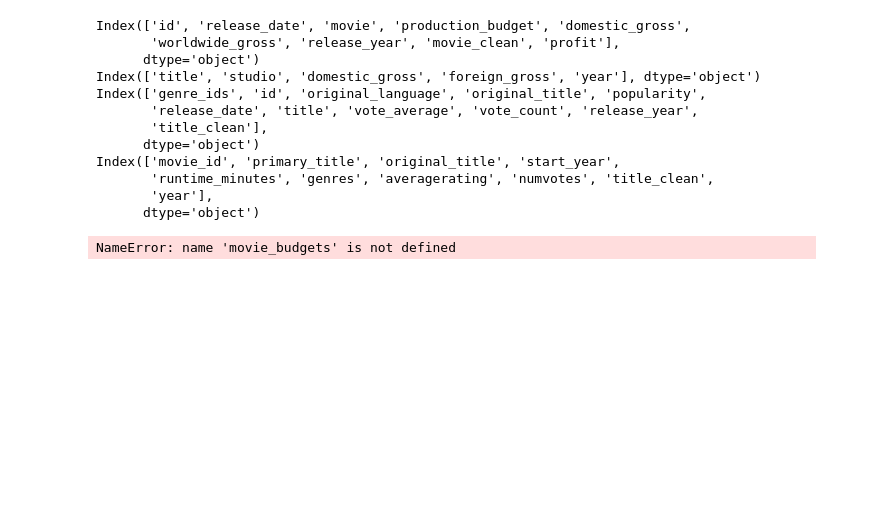
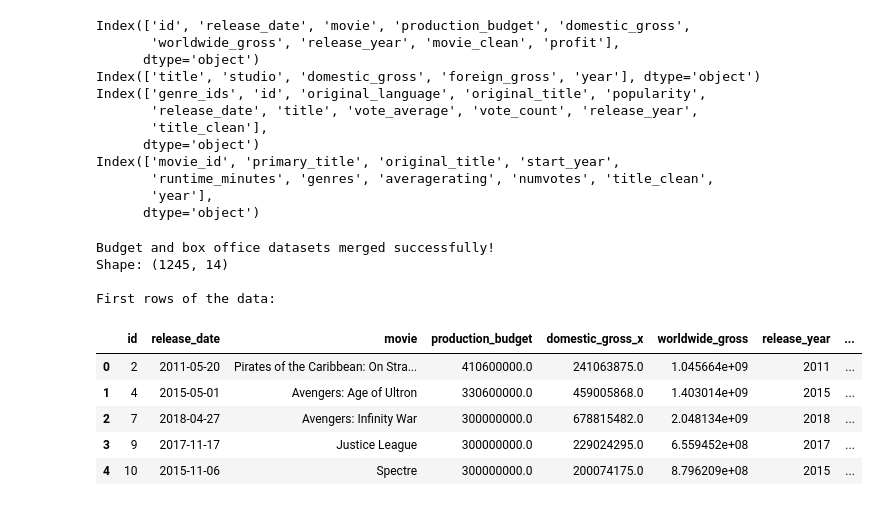
Before and after one commit to lorenaterah/Phase-2-project-G3, a Jupyter notebook: Notebooks/salma.ipynb, the cells around one changed output. Saved outputs shown, nothing was run; the diff lists cells and outputs as text; code cells hidden in the pictures; blank space fills up the shorter version.

Commit message:
finished with data cleaning

```diff
--- a/Notebooks/salma.ipynb
+++ b/Notebooks/salma.ipynb
@@ -202,6 +202,9 @@ bom['year'] = pd.to_datetime(bom['year'])
 # Fill missing foreign_gross with median (preserve 70%+)
 median_foreign = bom['foreign_gross'].median()
 bom['foreign_gross'].fillna(median_foreign, inplace=True)
+
+#add total_gross column
+bom['total_gross']=bom['domestic_gross']+bom['foreign_gross']
 # %% [output]
 The behavior will change in pandas 3.0. This inplace method will never work because the intermediate object on which we are setting values always behaves as a copy.
 
@@ -369,15 +373,24 @@ Index(['movie_id', 'primary_title', 'original_title', 'start_year',
        'year'],
       dtype='object')
 # %%
-#merge datasets movie_budgets and movie_gross
-data_box = pd.merge(movie_budgets, movie_gross,
+#merge datasets budgets and bom
+data_box = pd.merge(budgets, bom,
                   left_on='movie',
                   right_on='title',
                   how='inner')
 
 print(f"Budget and box office datasets merged successfully!")
 print(f"Shape: {data_box.shape}")
 print(f"\nFirst rows of the data:")
 data_box.head()
 # %% [output]
-NameError: name 'movie_budgets' is not defined
+Budget and box office datasets merged successfully!
+Shape: (1245, 14)
+
+First rows of the data:
+|  | id | release_date | movie | production_budget | domestic_gross_x | worldwide_gross | release_year | ... |
+| 0 | 2 | 2011-05-20 | Pirates of the Caribbean: On Stra... | 410600000.0 | 241063875.0 | 1.045664e+09 | 2011 | ... |
+| 1 | 4 | 2015-05-01 | Avengers: Age of Ultron | 330600000.0 | 459005868.0 | 1.403014e+09 | 2015 | ... |
+| 2 | 7 | 2018-04-27 | Avengers: Infinity War | 300000000.0 | 678815482.0 | 2.048134e+09 | 2018 | ... |
+| 3 | 9 | 2017-11-17 | Justice League | 300000000.0 | 229024295.0 | 6.559452e+08 | 2017 | ... |
+| 4 | 10 | 2015-11-06 | Spectre | 300000000.0 | 200074175.0 | 8.796209e+08 | 2015 | ... |
```
Also changed, not shown: parts of 7 cells of this notebook.
